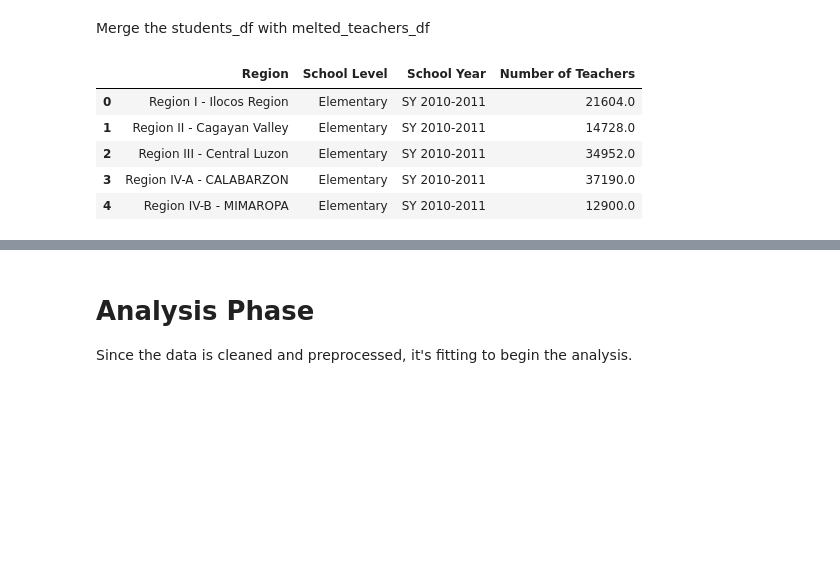
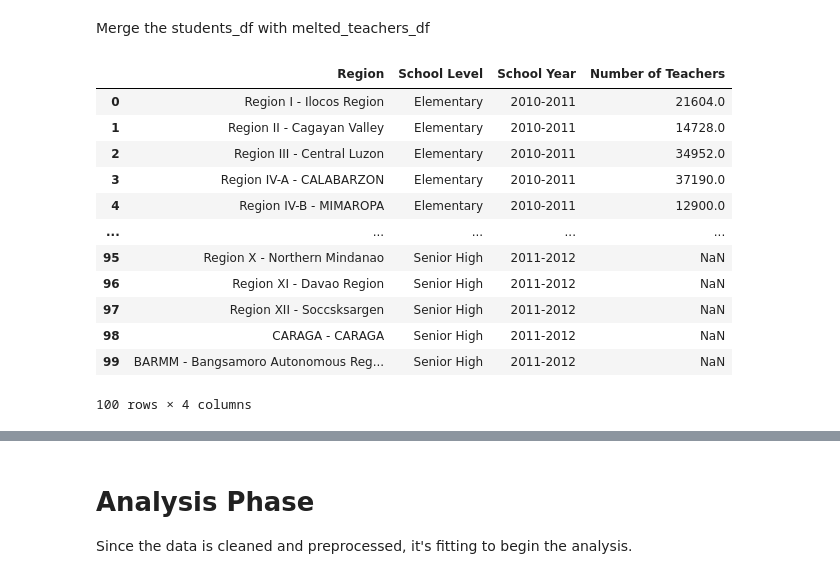
Before and after one commit to wandamoosejaw/growth-trend-analysis-publicschools-PH, a Jupyter notebook: Growth_Trend_Analysis_Philippine_Public_School_Teachers_and_Students.ipynb, the cells around one changed output, grey strips where cells are left out. Cells and saved outputs as stored; diff of their text form; code cells hidden in the pictures; blank space fills up the shorter version.

````diff
--- a/Growth_Trend_Analysis_Philippine_Public_School_Teachers_and_Students.ipynb
+++ b/Growth_Trend_Analysis_Philippine_Public_School_Teachers_and_Students.ipynb
@@ -196,6 +170,12 @@ melted_teachers_df.head(5)
 | 2 | Region III - Central Luzon | Elementary | SY 2010-2011 | 34952.0 |
 | 3 | Region IV-A - CALABARZON | Elementary | SY 2010-2011 | 37190.0 |
 | 4 | Region IV-B - MIMAROPA | Elementary | SY 2010-2011 | 12900.0 |
+# %%
+# Standardize the 'School Year' format for the teachers DataFrame
+melted_teachers_df['School Year'] = melted_teachers_df['School Year'].str.replace('SY ', '', regex=False)
+
+# Standardize the 'School Year' format for the senior high DataFrame
+senior_high_df['School Year'] = senior_high_df['School Year'].str.replace('SY ', '', regex=False)
 # %% [markdown]
 For the last step, the  ```Grade Level``` column for students datasets are specified compared to the teacher's data wherein the level are generalized to elementary, junior high school, and others. So we need to categorize the students too in a general manner.
 # %%
@@ -246,12 +226,25 @@ Merge the students_df with melted_teachers_df
 # %%
 # Rename the 'Level' column in the melted teachers DataFrame to match the students DataFrame
 melted_teachers_df.rename(columns={'Level': 'School Level'}, inplace=True)
 
-melted_teachers_df.head(5)
+# Standardize the names in the junior high dataframe
+melted_teachers_df['School Level'] = melted_teachers_df['School Level'].replace('Junior High School', 'Junior High')
+
+# Standardize the names in the senior high dataframe
+melted_teachers_df['School Level'] = melted_teachers_df['School Level'].replace('Senior High School', 'Senior High')
+
+melted_teachers_df.head(100)
 # %% [output]
 |  | Region | School Level | School Year | Number of Teachers |
-| 0 | Region I - Ilocos Region | Elementary | SY 2010-2011 | 21604.0 |
-| 1 | Region II - Cagayan Valley | Elementary | SY 2010-2011 | 14728.0 |
-| 2 | Region III - Central Luzon | Elementary | SY 2010-2011 | 34952.0 |
-| 3 | Region IV-A - CALABARZON | Elementary | SY 2010-2011 | 37190.0 |
-| 4 | Region IV-B - MIMAROPA | Elementary | SY 2010-2011 | 12900.0 |
+| 0 | Region I - Ilocos Region | Elementary | 2010-2011 | 21604.0 |
+| 1 | Region II - Cagayan Valley | Elementary | 2010-2011 | 14728.0 |
+| 2 | Region III - Central Luzon | Elementary | 2010-2011 | 34952.0 |
+| 3 | Region IV-A - CALABARZON | Elementary | 2010-2011 | 37190.0 |
+| 4 | Region IV-B - MIMAROPA | Elementary | 2010-2011 | 12900.0 |
+| ... | ... | ... | ... | ... |
+| 95 | Region X - Northern Mindanao | Senior High | 2011-2012 | NaN |
+| 96 | Region XI - Davao Region | Senior High | 2011-2012 | NaN |
+| 97 | Region XII - Soccsksargen | Senior High | 2011-2012 | NaN |
+| 98 | CARAGA - CARAGA | Senior High | 2011-2012 | NaN |
+| 99 | BARMM - Bangsamoro Autonomous Reg... | Senior High | 2011-2012 | NaN |
+100 rows × 4 columns
````
Also changed, not shown: parts of 10 cells of this notebook.
